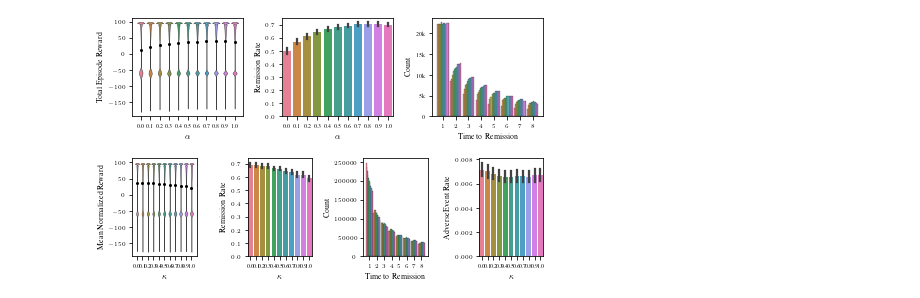
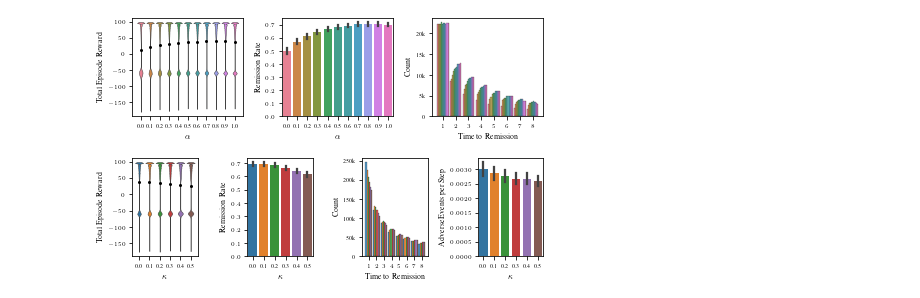
Before and after one commit to masonhargrave/EpiCare, a Jupyter notebook: figures/figures.ipynb, the cells around one changed output. Cells and saved outputs as stored; diff of their text form; code cells hidden in the pictures.

Commit message:
Fix definition of adverse event rate and kappa

```diff
--- a/figures/figures.ipynb
+++ b/figures/figures.ipynb
@@ -173,7 +208,7 @@ all_adverse_rates = []
 num_steps = 0
 num_transitions = 0
 
-with tqdm(total=3 * num_episodes*num_seeds) as pbar:
+with tqdm(total=3 * num_episodes * num_seeds) as pbar:
     for seed in range(num_seeds):
         environment = EpiCare(seed=seed)
 
@@ -182,7 +217,7 @@ with tqdm(total=3 * num_episodes*num_seeds) as pbar:
         policies = {
             "Random": Random(environment),
             "SMART": ClinicalTrial(environment),
-            "SoC": StandardOfCare(environment, alpha=0.8),
+            "SoC": StandardOfCare(environment),
         }
 
         # Simulation loop
@@ -192,6 +227,7 @@ with tqdm(total=3 * num_episodes*num_seeds) as pbar:
                 total_reward, time_to_remission, steps, transitions = run_episode(
                     environment, policy, name, policy_stats, verbose=False
                 )
+                policy_stats[name]["adverse_event"][-1] /= steps
                 num_steps += steps
                 num_transitions += transitions
                 pbar.update()
@@ -432,7 +522,7 @@ all_adverse_rates = []
 num_steps = 0
 num_transitions = 0
 
-with tqdm(total=11*num_episodes*num_seeds) as pbar:
+with tqdm(total=6*num_episodes*num_seeds) as pbar:
     for seed in range(num_seeds):
         environment = EpiCare(seed=seed)
 
@@ -440,7 +530,7 @@ with tqdm(total=11*num_episodes*num_seeds) as pbar:
         policy_stats = {}
         # SoC with all kappas between 0 and 0.5, in increments of 0.1
         policies = {
-            f"{kappa:.1f}": StandardOfCare(environment, max_allowable_symptom=1-kappa/2)
+            f"{kappa:.1f}": StandardOfCare(environment, kappa=kappa)
             for kappa in [i * 0.1 for i in range(6)]
         }
 
@@ -451,6 +541,7 @@ with tqdm(total=11*num_episodes*num_seeds) as pbar:
                 total_reward, time_to_remission, steps, transitions = run_episode(
                     environment, policy, name, policy_stats, verbose=False
                 )
+                policy_stats[name]["adverse_event"][-1] /= steps
                 num_steps += steps
                 num_transitions += transitions
                 pbar.update()
@@ -523,35 +614,35 @@ sns.histplot(
     discrete=True,
     shrink=0.9,
     linewidth=0.2,
 )
 axes[2].set_ylabel("Count")
 axes[2].set_xlabel("Time to Remission")
 axes[2].set_xticks(range(1, environment.max_visits + 1))
 # remove legend completely
 axes[2].get_legend().remove()
 axes[2].axes.yaxis.set_major_formatter(lambda value, text: str(int(value/1000))+"k" if value > 0 else "0")
 
 # Plot 4: Adverse Event Rate
 sns.barplot(data=agg_adverse_rates, ax=axes[3])
-axes[3].set_ylabel("Adverse Event Rate")
+axes[3].set_ylabel("Adverse Events per Step")
 axes[3].set_xlabel("$\\kappa$")
 
 # Fine-tuning the aesthetics for publication quality
 for ax in axes:
     ax.tick_params(axis="x", labelrotation=0)
     ax.tick_params(axis="both", which="major")
     if ax == axes[1]:
         ax.set_ylim(bottom=0)
 
 # Adjusting the layout to prevent overlap
 plt.tight_layout()
 
 plt.savefig("SoC_kappa.pdf")
 
 # Display plots
 plt.show()
 # %% [output]
-[figure, old version]
+[figure, new version]
 # %%
 import pandas as pd
 import matplotlib.pyplot as plt
```
Also changed, not shown: parts of 4 cells of this notebook, 1 other file.
